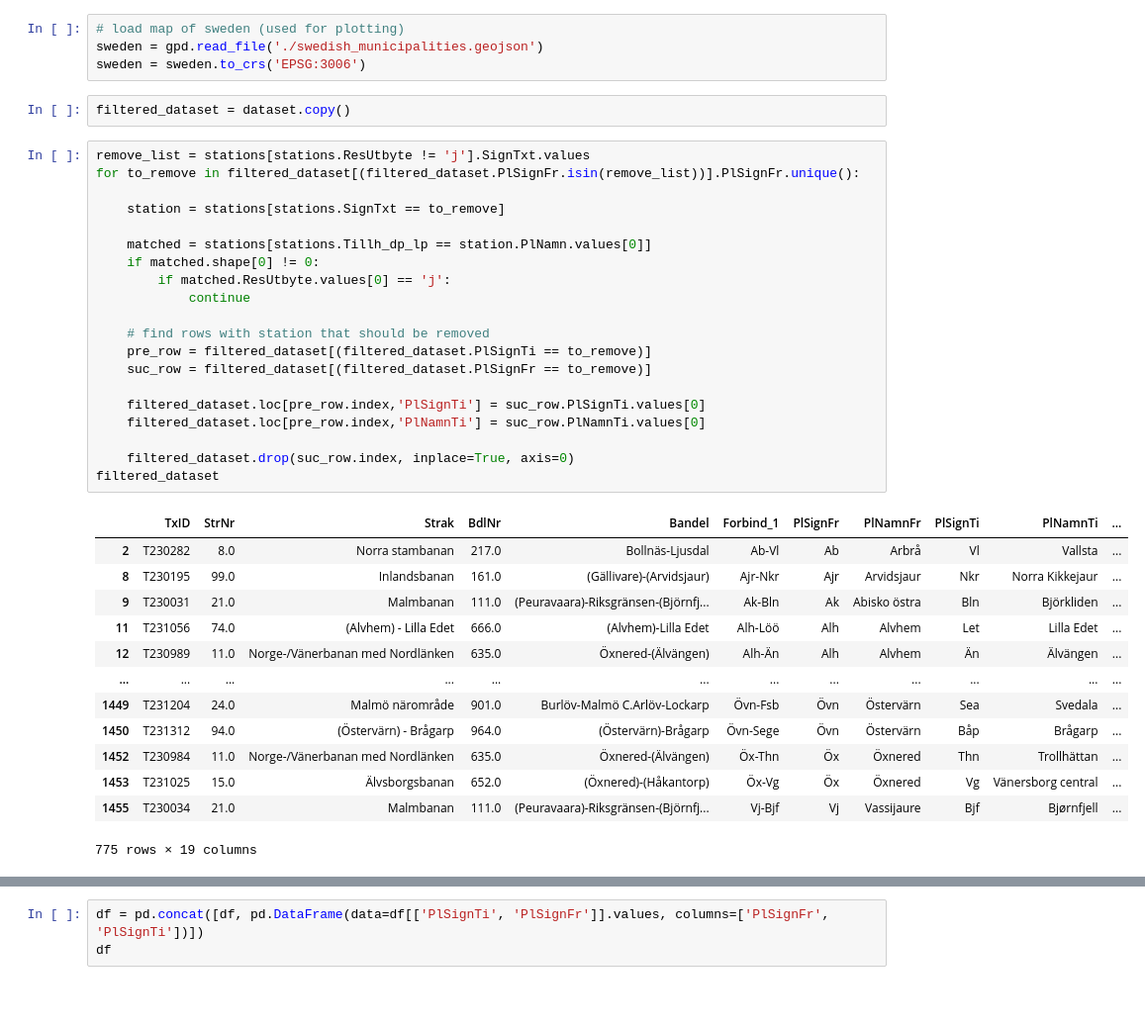
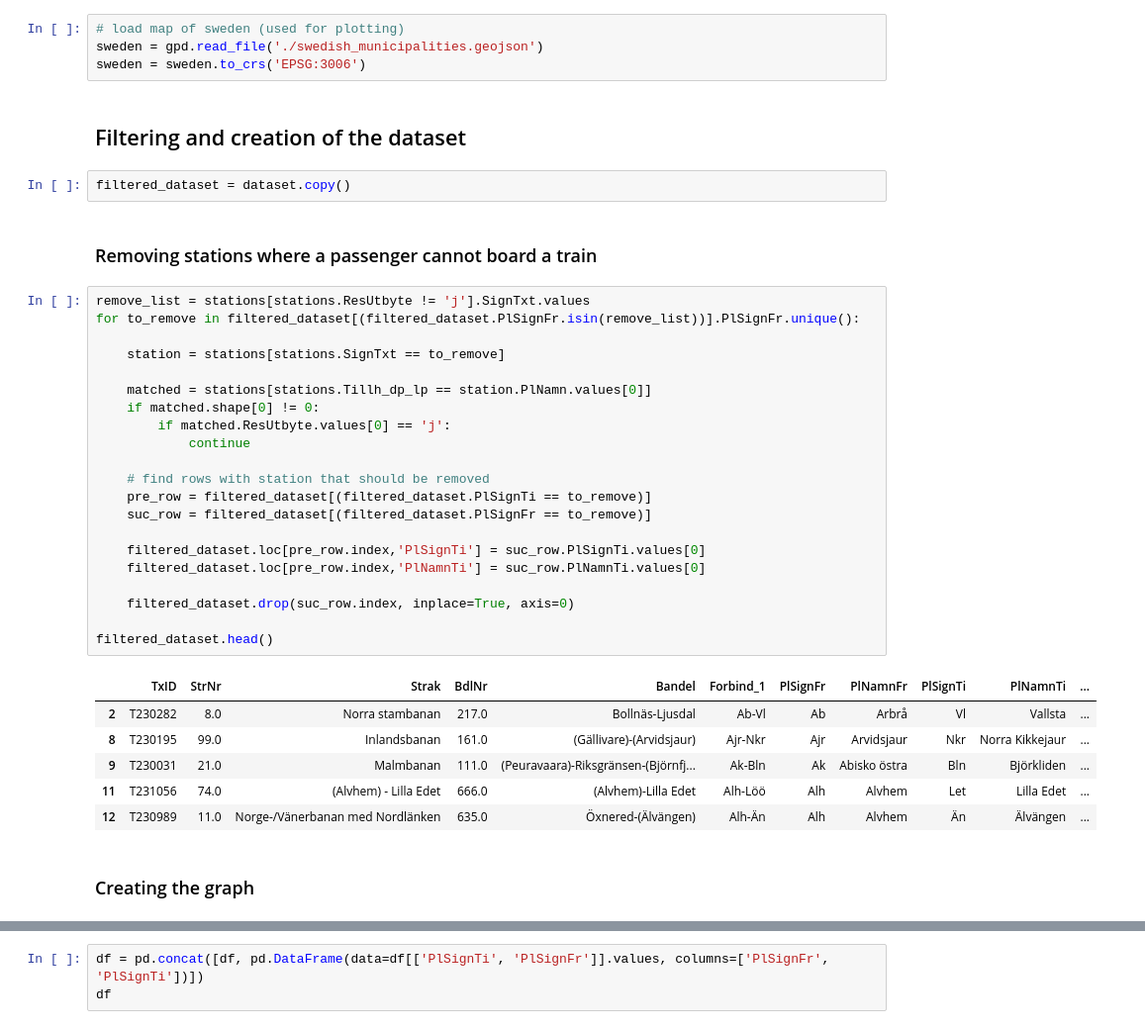
Before and after one commit to erhalv/swedish-railway-system, a Jupyter notebook: main.ipynb, the cells around one changed output, grey strips where cells are left out. Shown: that part at 99% size. Cells and saved outputs as stored; diff of their text form; blank space fills up the shorter version.

```diff
--- a/main.ipynb
+++ b/main.ipynb
@@ -34,41 +42,41 @@ dataset columns:  ['OBJECTID' 'TplKod' 'Sign' 'SignTxt' 'PlNamn' 'PlTyp' 'PltypB
 # load map of sweden (used for plotting)
 sweden = gpd.read_file('./swedish_municipalities.geojson')
 sweden = sweden.to_crs('EPSG:3006')
+# %% [markdown]
+## Filtering and creation of the dataset
 # %%
 filtered_dataset = dataset.copy()
+# %% [markdown]
+### Removing stations where a passenger cannot board a train
 # %%
 remove_list = stations[stations.ResUtbyte != 'j'].SignTxt.values
 for to_remove in filtered_dataset[(filtered_dataset.PlSignFr.isin(remove_list))].PlSignFr.unique():
 
     station = stations[stations.SignTxt == to_remove]
 
     matched = stations[stations.Tillh_dp_lp == station.PlNamn.values[0]]
     if matched.shape[0] != 0:
         if matched.ResUtbyte.values[0] == 'j':
             continue
 
     # find rows with station that should be removed
     pre_row = filtered_dataset[(filtered_dataset.PlSignTi == to_remove)]
     suc_row = filtered_dataset[(filtered_dataset.PlSignFr == to_remove)]
 
     filtered_dataset.loc[pre_row.index,'PlSignTi'] = suc_row.PlSignTi.values[0]
     filtered_dataset.loc[pre_row.index,'PlNamnTi'] = suc_row.PlNamnTi.values[0]
 
     filtered_dataset.drop(suc_row.index, inplace=True, axis=0)
-filtered_dataset
+
+filtered_dataset.head()
 # %% [output]
 |  | TxID | StrNr | Strak | BdlNr | Bandel | Forbind_1 | PlSignFr | PlNamnFr | PlSignTi | PlNamnTi | ... |
 | 2 | T230282 | 8.0 | Norra stambanan | 217.0 | Bollnäs-Ljusdal | Ab-Vl | Ab | Arbrå | Vl | Vallsta | ... |
 | 8 | T230195 | 99.0 | Inlandsbanan | 161.0 | (Gällivare)-(Arvidsjaur) | Ajr-Nkr | Ajr | Arvidsjaur | Nkr | Norra Kikkejaur | ... |
 | 9 | T230031 | 21.0 | Malmbanan | 111.0 | (Peuravaara)-Riksgränsen-(Björnfj... | Ak-Bln | Ak | Abisko östra | Bln | Björkliden | ... |
 | 11 | T231056 | 74.0 | (Alvhem) - Lilla Edet | 666.0 | (Alvhem)-Lilla Edet | Alh-Löö | Alh | Alvhem | Let | Lilla Edet | ... |
 | 12 | T230989 | 11.0 | Norge-/Vänerbanan med Nordlänken | 635.0 | Öxnered-(Älvängen) | Alh-Än | Alh | Alvhem | Än | Älvängen | ... |
-| ... | ... | ... | ... | ... | ... | ... | ... | ... | ... | ... | ... |
-| 1449 | T231204 | 24.0 | Malmö närområde | 901.0 | Burlöv-Malmö C.Arlöv-Lockarp | Övn-Fsb | Övn | Östervärn | Sea | Svedala | ... |
-| 1450 | T231312 | 94.0 | (Östervärn) - Brågarp | 964.0 | (Östervärn)-Brågarp | Övn-Sege | Övn | Östervärn | Båp | Brågarp | ... |
-| 1452 | T230984 | 11.0 | Norge-/Vänerbanan med Nordlänken | 635.0 | Öxnered-(Älvängen) | Öx-Thn | Öx | Öxnered | Thn | Trollhättan | ... |
-| 1453 | T231025 | 15.0 | Älvsborgsbanan | 652.0 | (Öxnered)-(Håkantorp) | Öx-Vg | Öx | Öxnered | Vg | Vänersborg central | ... |
-| 1455 | T230034 | 21.0 | Malmbanan | 111.0 | (Peuravaara)-Riksgränsen-(Björnfj... | Vj-Bjf | Vj | Vassijaure | Bjf | Bjørnfjell | ... |
-775 rows × 19 columns
+# %% [markdown]
+### Creating the graph
 # %%
 df = filtered_dataset[['PlSignFr', 'PlSignTi']]
```
Also changed, not shown: parts of 13 cells of this notebook, 2 other files.
